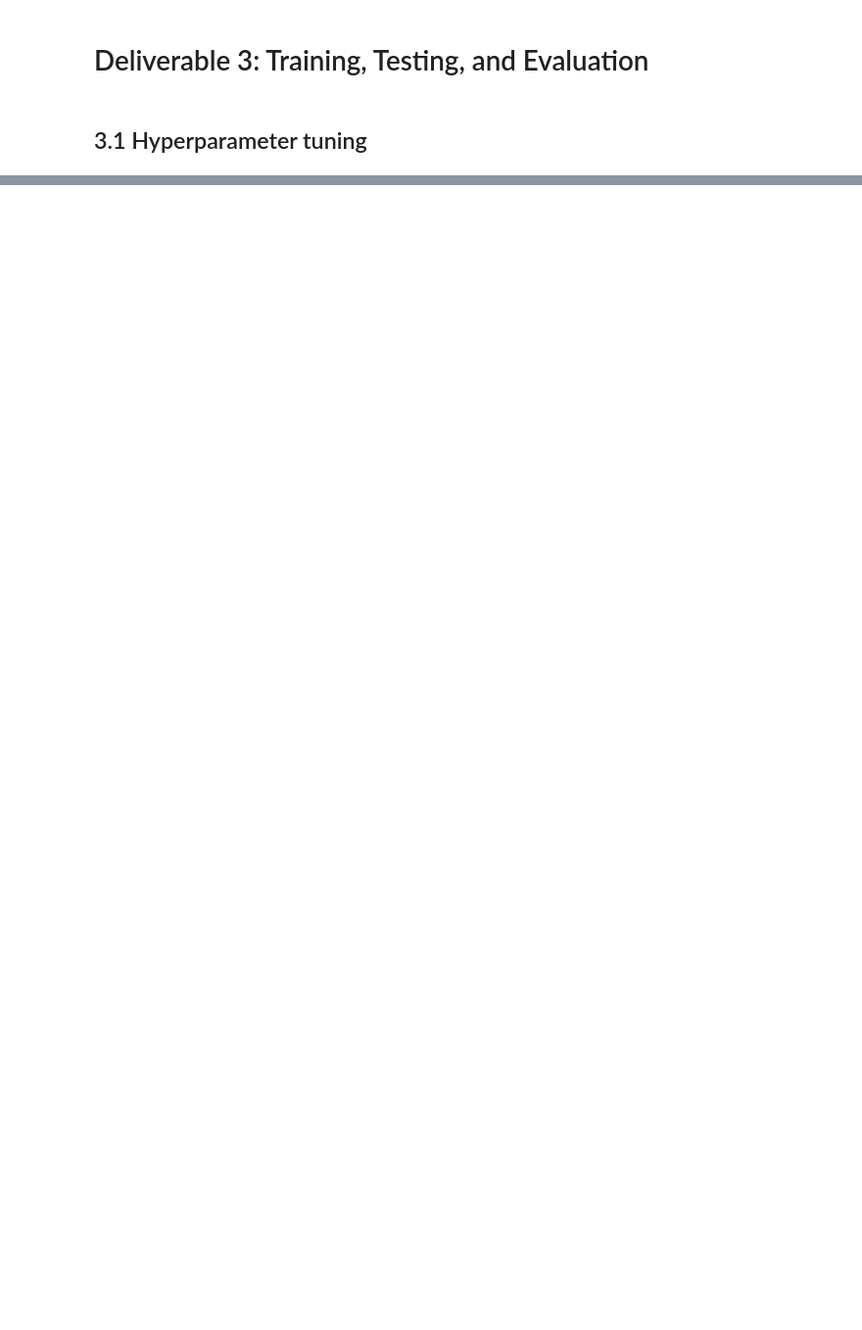
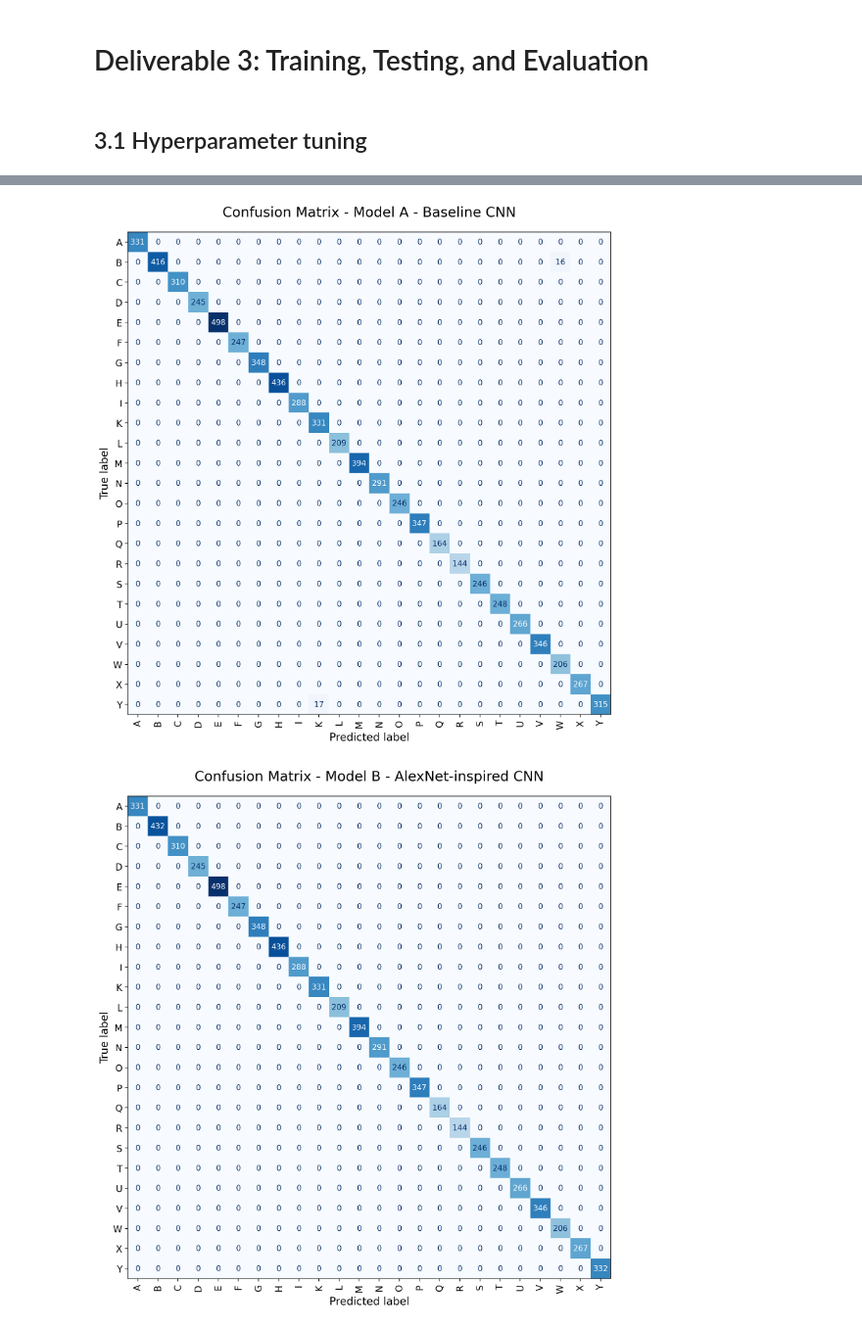
Before and after one commit to CuongMe/CSCU9M6---30065980, a Jupyter notebook: CSCU9M6-30065980.ipynb, the cells around one changed output, grey strips where cells are left out. Shown at 98% size. Saved outputs shown, nothing was run; the diff lists cells and outputs as text; code cells hidden in the pictures; blank space fills up the shorter version.

```diff
--- a/CSCU9M6-30065980.ipynb
+++ b/CSCU9M6-30065980.ipynb
@@ -627,0 +845,41 @@ KeyboardInterrupt:
+# %%
+# 25. Confusion matrix for all 3 models
+#    Larger and clearer version
+all_confusion_matrices = {}
+
+for model_name, y_pred in all_predictions.items():
+    cm = confusion_matrix(y_test, y_pred)
+    all_confusion_matrices[model_name] = cm
+
+    fig, ax = plt.subplots(figsize=(10, 10), dpi=200)
+
+    disp = ConfusionMatrixDisplay(
+        confusion_matrix=cm,
+        display_labels=target_names
+    )
+
+    disp.plot(
+        ax=ax,
+        cmap="Blues",
+        xticks_rotation=90,
+        values_format="d",
+        colorbar=False
+    )
+
+    plt.title(f"Confusion Matrix - {model_name}", fontsize=18, pad=20)
+    plt.xlabel("Predicted label", fontsize=14)
+    plt.ylabel("True label", fontsize=14)
+    plt.xticks(fontsize=12)
+    plt.yticks(fontsize=12)
+
+    # Safely increase the font size of the numbers inside the confusion matrix
+    if disp.text_ is not None:
+        for text in np.atleast_1d(disp.text_).flat:
+            if text is not None:
+                text.set_fontsize(10)
+
+    plt.tight_layout()
+    plt.show()
+# %% [output]
+[figure, added]
+[figure, added]
```
Also changed, not shown: parts of 23 cells of this notebook, 3 other files.
